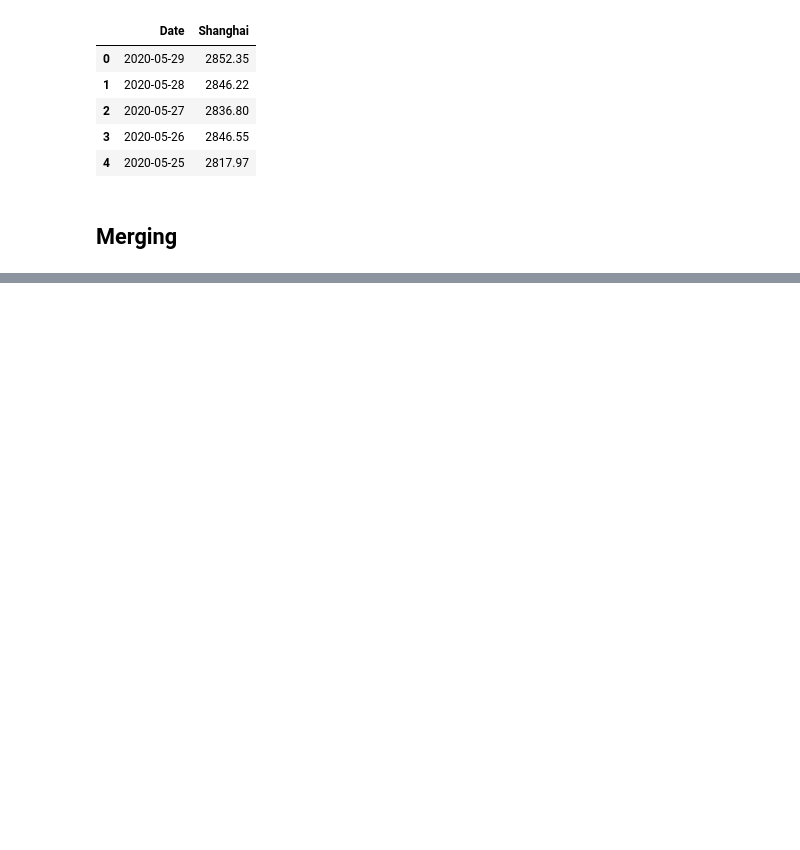
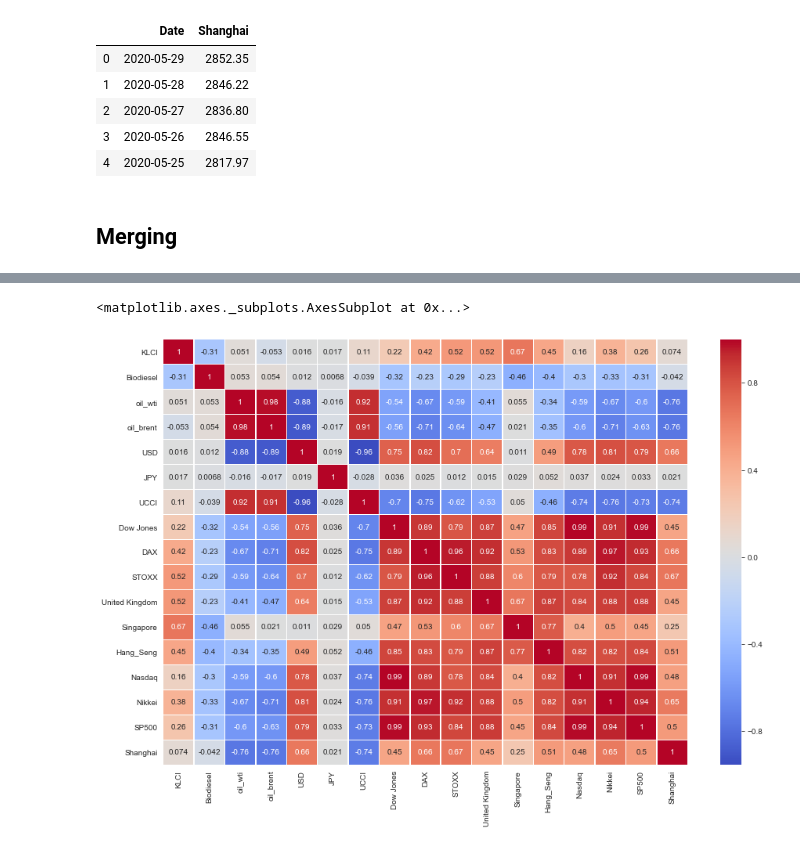
Before and after one commit to n-Faiz/WQD7003-Project-OilPriceMovement, a Jupyter notebook: New_Group_Project_Data_Analytic.ipynb, the cells around one changed output, grey strips where cells are left out. Cells and saved outputs as stored; diff of their text form; code cells hidden in the pictures; blank space fills up the shorter version.

```diff
--- a/New_Group_Project_Data_Analytic.ipynb
+++ b/New_Group_Project_Data_Analytic.ipynb
@@ -589,16 +350,21 @@ se_dow.head()
 # %%
-dflist = [se_dax,se_stoxx,se_uk,se_my,se_sg,se_hs,se_nasdaq,se_nikkei,se_snp,se_shanghai]
-for i, dfr in enumerate(dflist):
- se_dax["Date"] = pd.to_datetime(se_dax.Date)
- se_stoxx["Date"] = pd.to_datetime(se_stoxx.Date)
- se_uk["Date"] = pd.to_datetime(se_uk.Date)
- se_my["Date"] = pd.to_datetime(se_my.Date)
- se_sg["Date"] = pd.to_datetime(se_sg.Date)
- se_hs["Date"] = pd.to_datetime(se_hs.Date)
- se_nasdaq["Date"] = pd.to_datetime(se_nasdaq.Date)
- se_nikkei["Date"] = pd.to_datetime(se_nikkei.Date)
- se_snp["Date"] = pd.to_datetime(se_snp.Date)
- se_shanghai["Date"] = pd.to_datetime(se_shanghai.Date)
+#  Changing the DATE column from String to python's datetime format for
+
+klci["Date"] = pd.to_datetime(klci.Date)
+oil_wti["Day"] = pd.to_datetime(oil_wti.Day)
+oil_brent["Day"] = pd.to_datetime(oil_brent.Day)
+jpy["Date"] = pd.to_datetime(jpy.Date)
+
+se_dow["Date"] = pd.to_datetime(se_dow.Date)
+se_dax["Date"] = pd.to_datetime(se_dax.Date)
+se_stoxx["Date"] = pd.to_datetime(se_stoxx.Date)
+se_uk["Date"] = pd.to_datetime(se_uk.Date)
+se_sg["Date"] = pd.to_datetime(se_sg.Date)
+se_hs["Date"] = pd.to_datetime(se_hs.Date)
+se_nasdaq["Date"] = pd.to_datetime(se_nasdaq.Date)
+se_nikkei["Date"] = pd.to_datetime(se_nikkei.Date)
+se_snp["Date"] = pd.to_datetime(se_snp.Date)
+se_shanghai["Date"] = pd.to_datetime(se_shanghai.Date)
 
 se_shanghai.head()
 # %% [output]
@@ -777,2 +432,0 @@ df[column_names_to_normalize] = df_temp
-# %%
-oil_brent = 0.6487 -0.3387B1 +0.2454B2 -0.3479B3
@@ -807,0 +433,4 @@ TypeError: 'RegressionResultsWrapper' object is not callable
+# %%
+dfs = [klci, biodiesel,oil_wti,oil_brent,usd,jpy,ucci,se_dow,se_dax,se_stoxx,se_uk,se_sg,se_hs,se_nasdaq,se_nikkei,se_snp,se_shanghai]
+df = reduce(lambda left,right: pd.merge(left,right,on='Date', how='outer'), dfs).dropna()
+df
@@ -807,0 +451,8 @@ TypeError: 'RegressionResultsWrapper' object is not callable
+# %%
+df_corr = df.corr()
+
+fig, ax = plt.subplots(figsize=(15,10))
+sns.heatmap(df_corr,annot=True,cmap='coolwarm',linecolor='white',linewidths=.5)
+# %% [output]
+<matplotlib.axes._subplots.AxesSubplot at 0x...>
+[figure, added]
```
Also changed, not shown: parts of 97 cells of this notebook.
